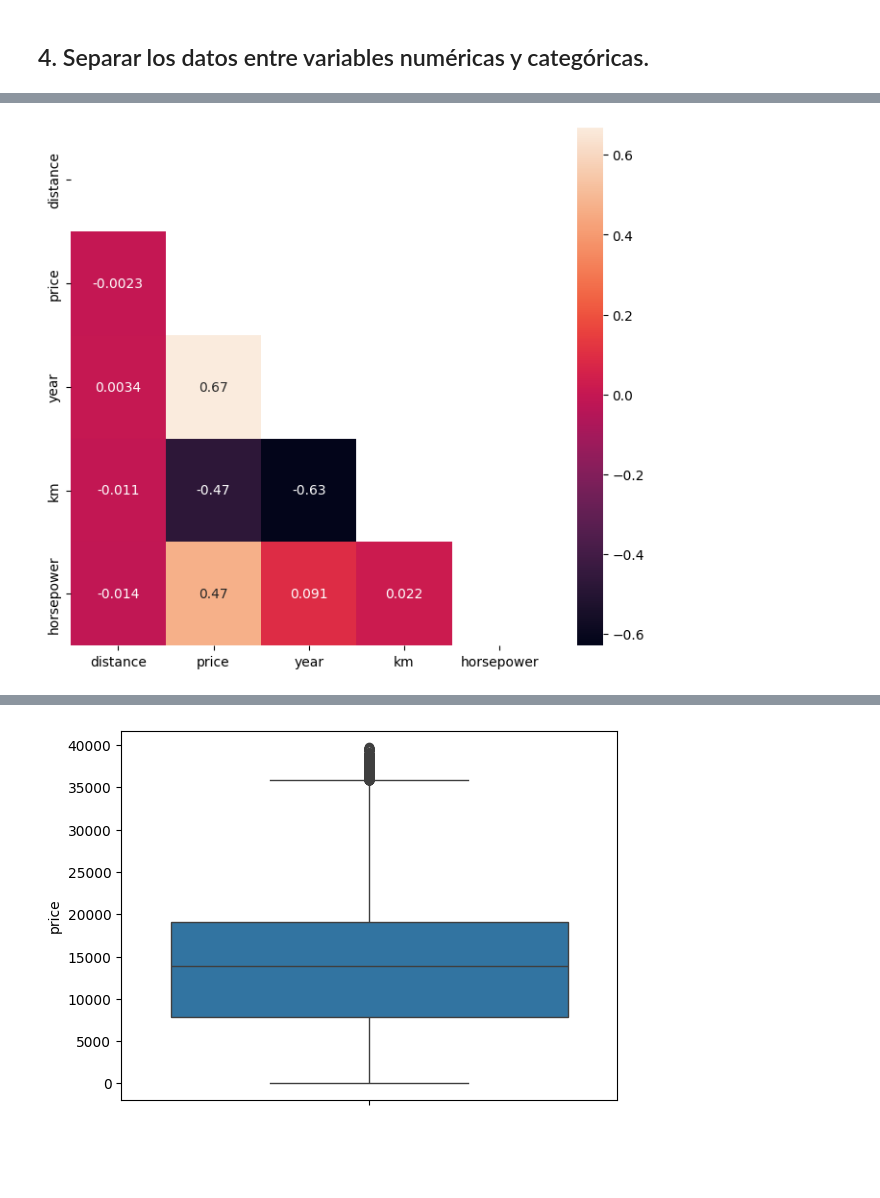
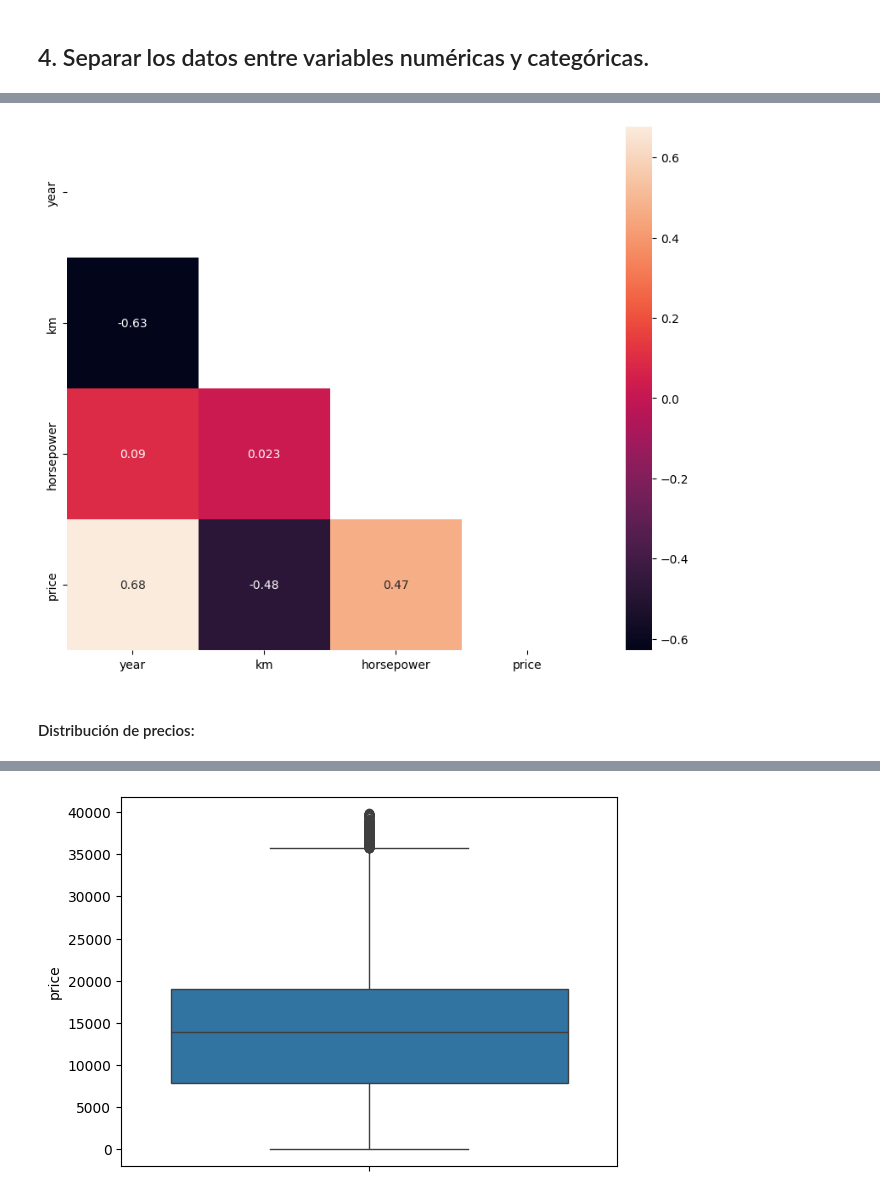
Before and after one commit to MarcosMHrdz/final_project, a Jupyter notebook: src/main.ipynb, the cells around one changed output, grey strips where cells are left out. Cells and saved outputs as stored; diff of their text form; code cells hidden in the pictures; blank space fills up the shorter version.

```diff
--- a/src/main.ipynb
+++ b/src/main.ipynb
@@ -564,3 +242,9 @@ brand_counts = df['corrected_brand'].value_counts()
+# %%
+# Eliminar la columna 'price'
+df = df.drop(columns=['price'])
+
+# Renombrar la columna 'amount_in_euros' a 'price'
+df = df.rename(columns={'amount_in_euros': 'price'})
 # %%
 # Ahora voy ha realizar la limpieza de datos, primero mirare si hay NaNs.
 
@@ -588,6 +274,5 @@ dtype: int64
 # %%
 # Selecciono solo las columnas numéricas
-df_numericas = df.select_dtypes(include='number')
-
-df_numericas.head()
+df_numericas = df.select_dtypes(include=['int', 'float'])
+df_numericas
 # %% [output]
@@ -600,12 +292,12 @@ df_numericas.head()
 # %%
-# Definir la función para eliminar outliers usando el método IQR
-def remove_outliers_iqr(df_numericas):
+# Función para detectar y eliminar outliers usando el método IQR
+def remove_outliers(df_numericas):
     Q1 = df_numericas.quantile(0.25)
     Q3 = df_numericas.quantile(0.75)
     IQR = Q3 - Q1
-    return df_numericas[~((df_numericas < (Q1 - 1.5 * IQR)) |(df_numericas > (Q3 + 1.5 * IQR))).any(axis=1)]
+    # Filtrar los datos sin outliers
+    df_sin_outliers = df_numericas[~((df_numericas < (Q1 - 1.5 * IQR)) | (df_numericas > (Q3 + 1.5 * IQR))).any(axis=1)]
+    return df_sin_outliers
 
-# Eliminar outliers
-df_numericas_sin_outliers = remove_outliers_iqr(df_numericas)
-print("DataFrame después de eliminar outliers usando IQR:")
-df_numericas_sin_outliers.head()
+# Aplicar la función solo a las columnas numéricas del DataFrame
+df_sin_outliers = remove_outliers(df_numericas)
@@ -673,0 +320,2 @@ matriz_correlacion
+# %%
+df_sin_outliers = df_sin_outliers[df['year'] <= 2024]
@@ -674,8 +365,8 @@ matriz_correlacion
 # %%
-mask = np.zeros_like(df_numericas_sin_outliers.corr())
+mask = np.zeros_like(df_sin_outliers.corr())
 mask[np.triu_indices_from(mask)] = True
-fig, ax = plt.subplots(figsize=(8, 7))
-ax = sns.heatmap(df_numericas_sin_outliers.corr(), mask=mask, annot=True)
+fig, ax = plt.subplots(figsize=(10, 8))
+ax = sns.heatmap(df_sin_outliers.corr(), mask=mask, annot=True)
 plt.show()
 # %% [output]
-[figure, old version]
+[figure, new version]
@@ -683,0 +373,2 @@ sns.histplot(df['price'])
+# %% [markdown]
+#### Distribución de precios:
```
Also changed, not shown: parts of 74 cells of this notebook, 7 other files.
